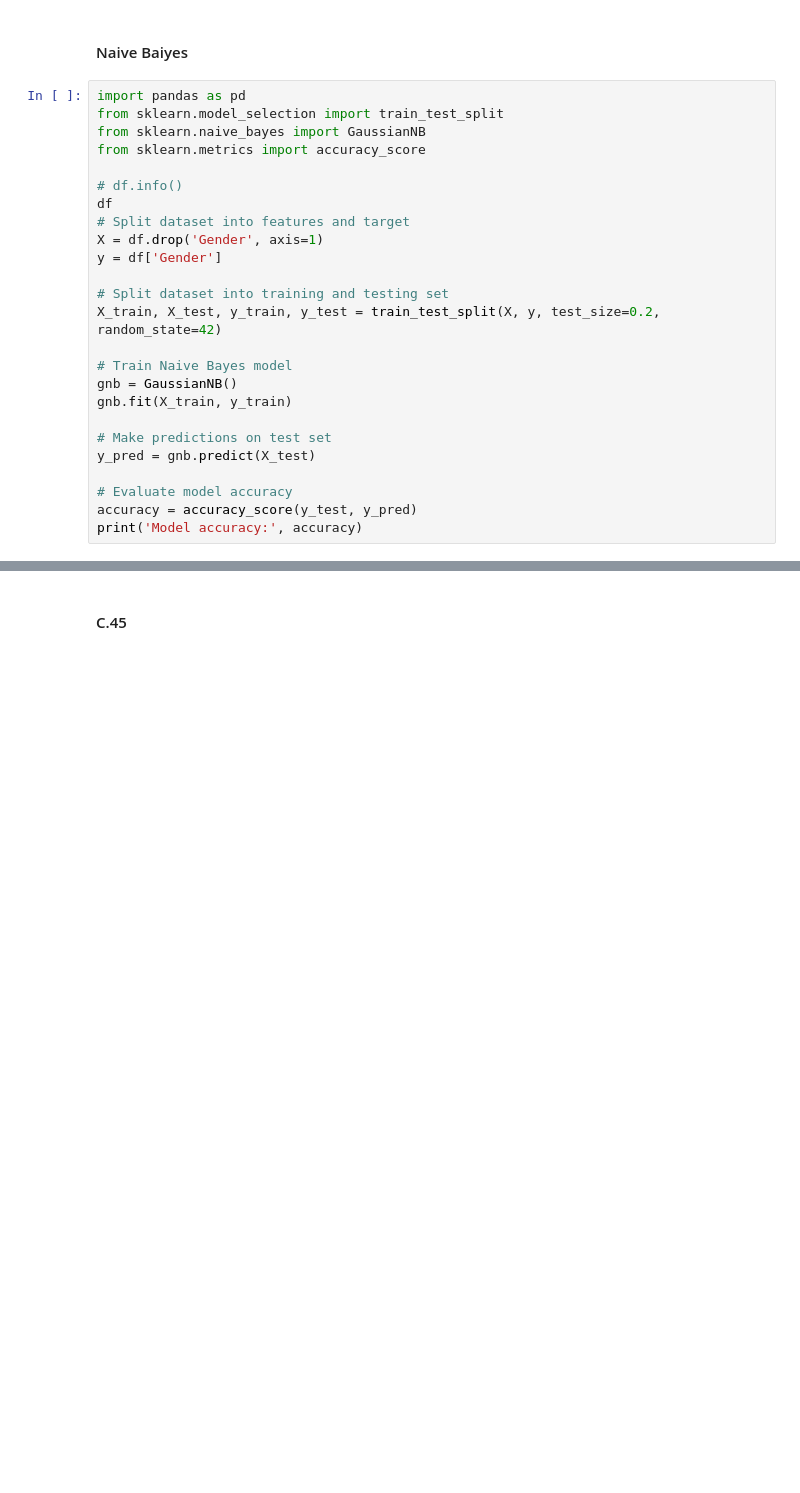
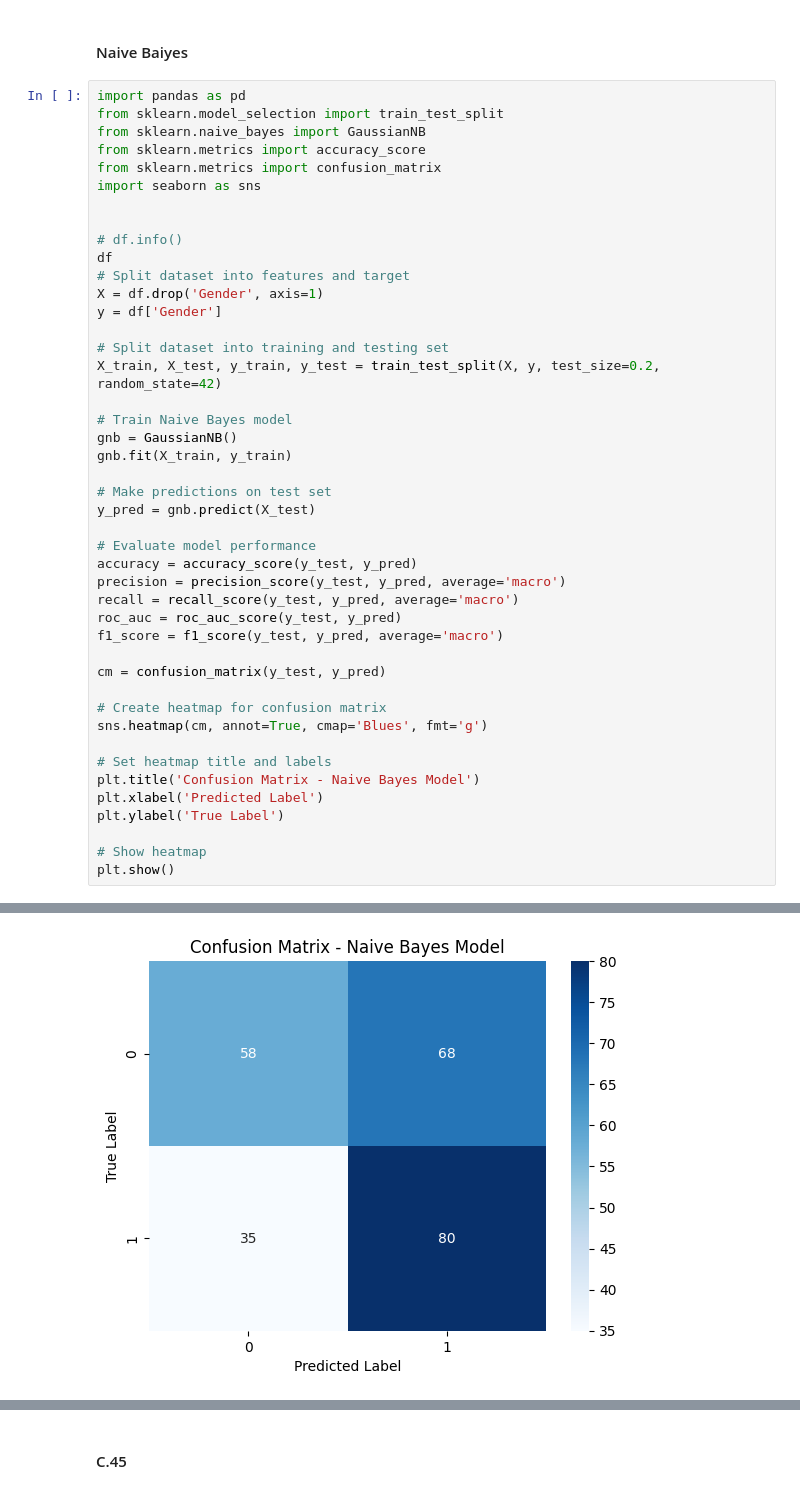
Before and after one commit to fzry18/PA-Datmin-C1-1, a Jupyter notebook: PA_kelompok_C1_1.ipynb, the cells around one changed output, grey strips where cells are left out. Drawn from its saved outputs; the diff is of its cells as text; blank space fills up the shorter version.

```diff
--- a/PA_kelompok_C1_1.ipynb
+++ b/PA_kelompok_C1_1.ipynb
@@ -183,6 +183,9 @@ import pandas as pd
 from sklearn.model_selection import train_test_split
 from sklearn.naive_bayes import GaussianNB
 from sklearn.metrics import accuracy_score
+from sklearn.metrics import confusion_matrix
+import seaborn as sns
+
 
 # df.info()
 df
@@ -200,7 +203,23 @@ gnb.fit(X_train, y_train)
 # Make predictions on test set
 y_pred = gnb.predict(X_test)
 
-# Evaluate model accuracy
+# Evaluate model performance
 accuracy = accuracy_score(y_test, y_pred)
-print('Model accuracy:', accuracy)
+precision = precision_score(y_test, y_pred, average='macro')
+recall = recall_score(y_test, y_pred, average='macro')
+roc_auc = roc_auc_score(y_test, y_pred)
+f1_score = f1_score(y_test, y_pred, average='macro')
+
+cm = confusion_matrix(y_test, y_pred)
+
+# Create heatmap for confusion matrix
+sns.heatmap(cm, annot=True, cmap='Blues', fmt='g')
+
+# Set heatmap title and labels
+plt.title('Confusion Matrix - Naive Bayes Model')
+plt.xlabel('Predicted Label')
+plt.ylabel('True Label')
+
+# Show heatmap
+plt.show()
 # %% [output]
@@ -207,0 +226 @@ Model accuracy: 0.5726141078838174
+[figure, added]
```
Also changed, not shown: parts of 75 cells of this notebook.
